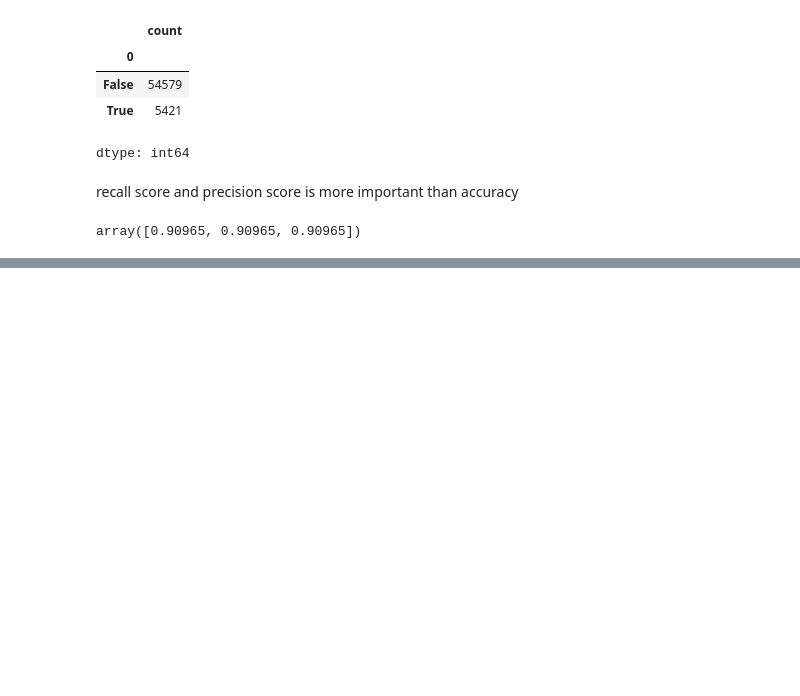
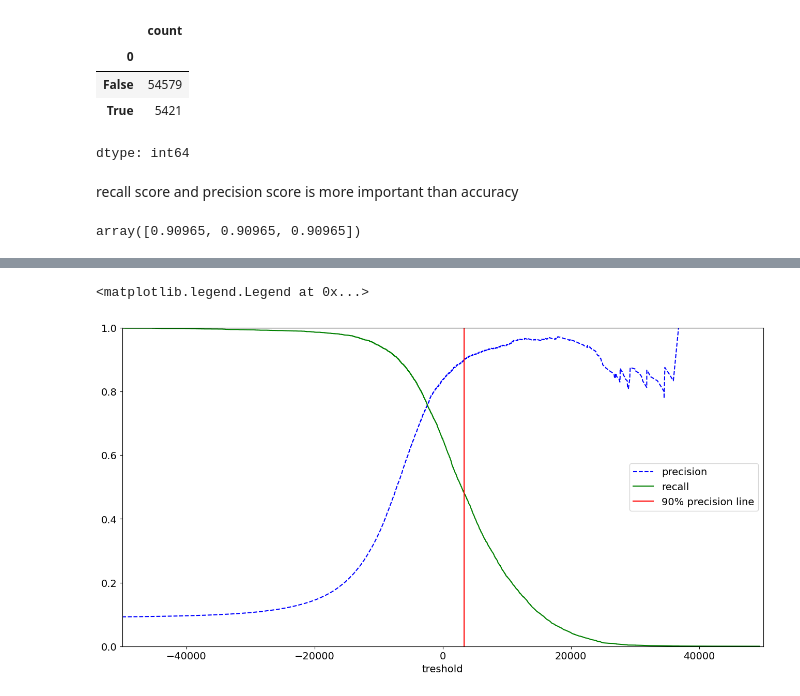
Before and after one commit to Turqan522/MachineLearning, a Jupyter notebook: Bank_Customer_Churn_Prediction.ipynb, the cells around one changed output, grey strips where cells are left out. Cells and saved outputs as stored; diff of their text form; code cells hidden in the pictures; blank space fills up the shorter version.

```diff
--- a/Bank_Customer_Churn_Prediction.ipynb
+++ b/Bank_Customer_Churn_Prediction.ipynb
@@ -855,0 +993,12 @@ array([0.90965, 0.90965, 0.90965])
+# %%
+plt.figure(figsize=(16,8))
+plt.plot(tresholds,precisions[:-1],'b--',label="precision")
+plt.plot(tresholds,recalls[:-1],'g-',label="recall")
+
+plt.axis([-50000,50000,0,1])
+plt.xlabel('treshold')
+plt.axvline(x=treshold_for_90_precision,ymin=0,ymax=1,color='r',label='90% precision line')
+plt.legend(loc='center right')
+# %% [output]
+<matplotlib.legend.Legend at 0x...>
+[figure, added]
```
Also changed, not shown: parts of 61 cells of this notebook.
